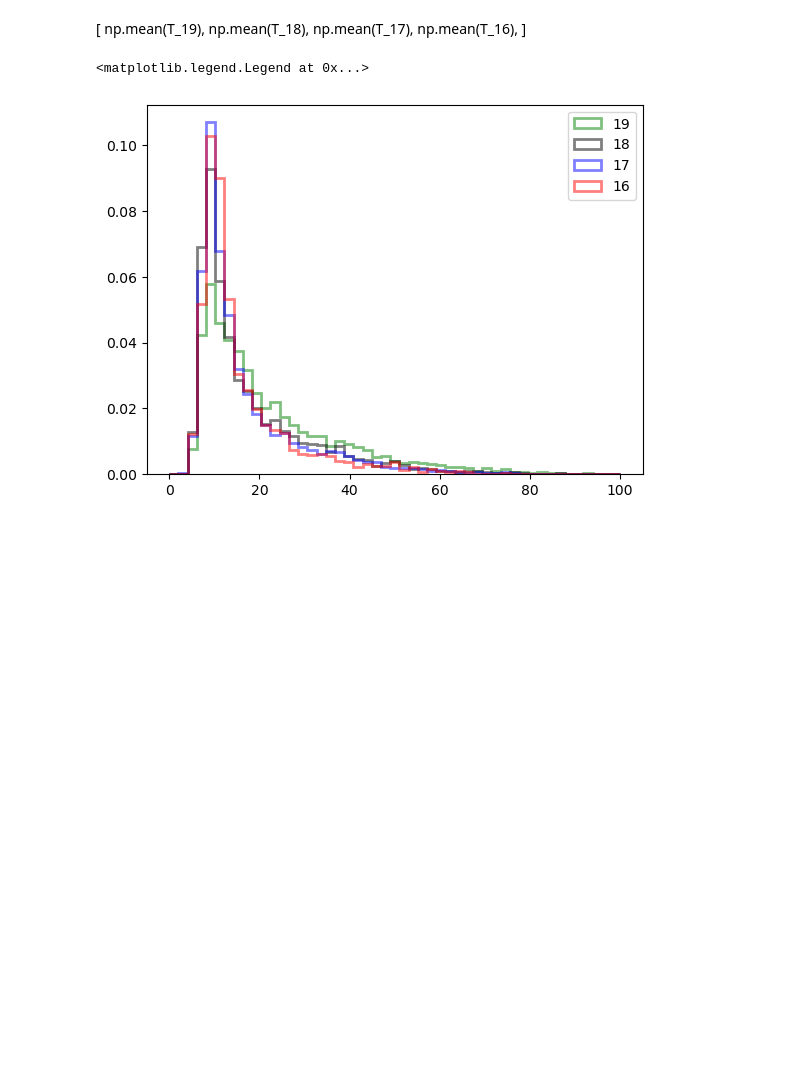
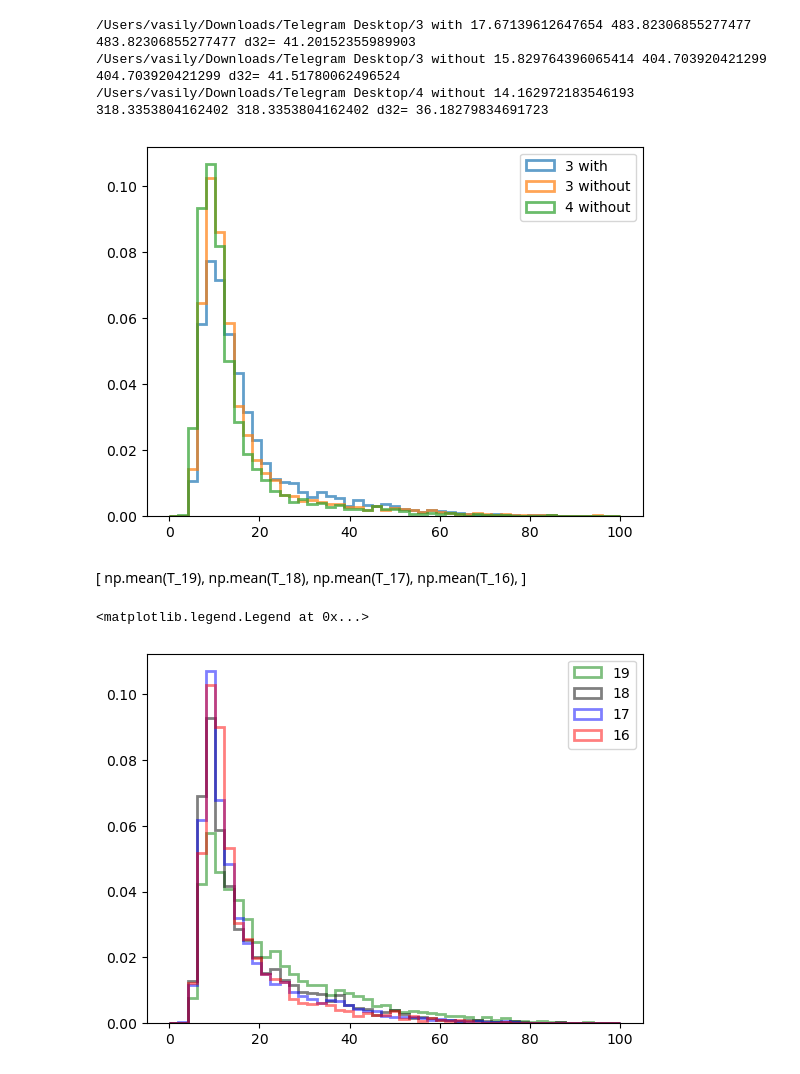
Before and after one commit to vas0x59/droplets_physlab, a Jupyter notebook: microscope_proc/notebook.ipynb, the cells around one changed output. Drawn from its saved outputs; the diff is of its cells as text; code cells hidden in the pictures; blank space fills up the shorter version.

```diff
--- a/microscope_proc/notebook.ipynb
+++ b/microscope_proc/notebook.ipynb
@@ -39,3 +55,21 @@ for path in sorted(glob.glob("/Users/vasily/Downloads/Telegram Desktop/68 2" + "
+# %%
+density = True
+
+for path in ["/Users/vasily/Downloads/Telegram Desktop/3 with", "/Users/vasily/Downloads/Telegram Desktop/3 without", "/Users/vasily/Downloads/Telegram Desktop/4 without"]:
+    T = np.load(path + "/Rs.npy")
+    Ds = np.linspace(0,100, 50)
+    nds = np.histogram(T, Ds)[0] / len(list_experiments(path))
+    # print()
+    print(path, np.mean(np.power(T, 1)), np.mean(np.power(T, 2)), np.mean(np.power(T, 2)),"d32=", np.mean(np.power(T, 3))/np.mean(np.power(T, 2)))
+    # plt.step(Ds[1:], nds, label=path.split("/")[-1])
+    plt.hist(T, bins=np.linspace(0,100, 50), density=density, alpha=0.7, label=path.split("/")[-1], histtype=u'step', linewidth=2)
+
+    plt.legend()
+# %% [output]
+/Users/vasily/Downloads/Telegram Desktop/3 with 17.67139612647654 483.82306855277477 483.82306855277477 d32= 41.20152355989903
+/Users/vasily/Downloads/Telegram Desktop/3 without 15.829764396065414 404.703920421299 404.703920421299 d32= 41.51780062496524
+/Users/vasily/Downloads/Telegram Desktop/4 without 14.162972183546193 318.3353804162402 318.3353804162402 d32= 36.18279834691723
+[figure, added]
 # %% [markdown]
 [
     np.mean(T_19),
```
Also changed, not shown: parts of 5 cells of this notebook.
